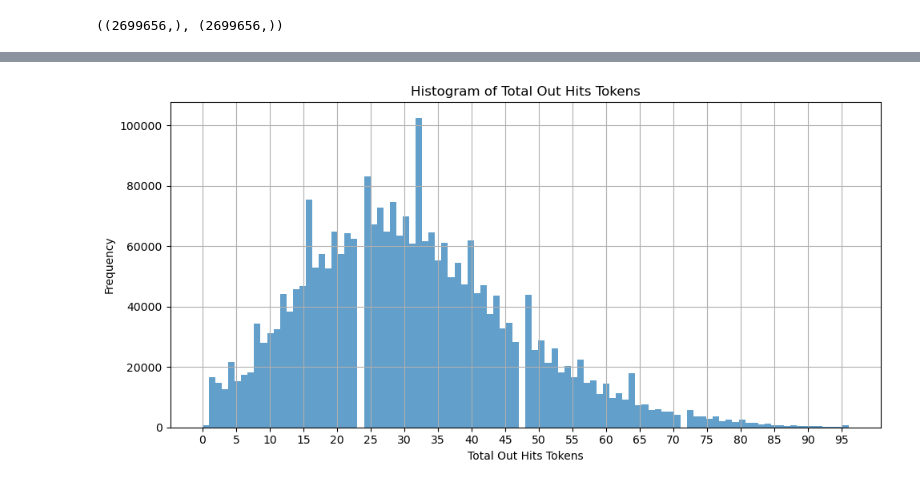
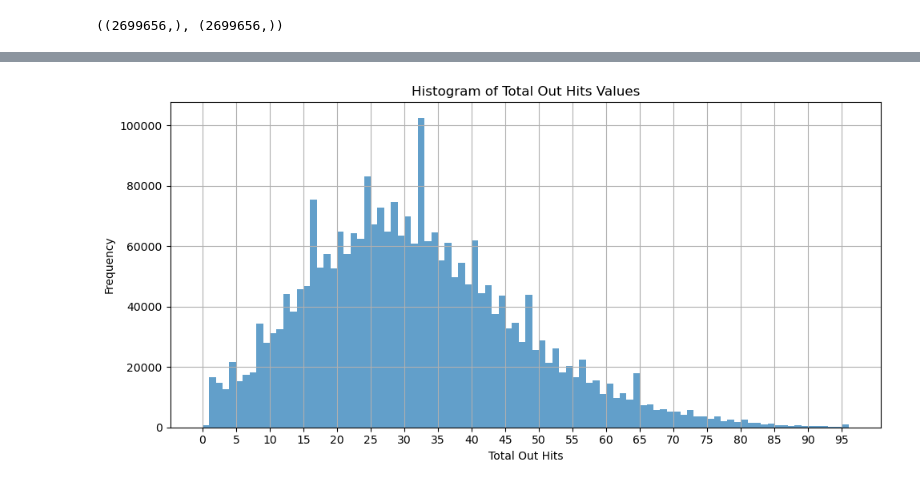
Before and after one commit to behzadhaki/TripleStreams, a Jupyter notebook: data/TripleStreamsDatasetExplorer.ipynb, the cells around one changed output, grey strips where cells are left out. Saved outputs shown, nothing was run; the diff lists cells and outputs as text; code cells hidden in the pictures.

```diff
--- a/data/TripleStreamsDatasetExplorer.ipynb
+++ b/data/TripleStreamsDatasetExplorer.ipynb
@@ -60,7 +60,7 @@ config = {
 
     'n_encoding_control_tokens':
         [
-            101
+            None                                # continuos values
         ],
     'encoding_control_keys':
         [
@@ -73,7 +73,7 @@ config = {
             101,
             101,
             101,
-            101
+            10
         ],
     'decoding_control_keys':
         [
@@ -157,12 +127,15 @@ plt.show()
 # %%
+# Total Out Hits
+total_out_hits_tokens = dataset.decoding_control_tokens[:, 0].numpy()
+total_out_hits_values = dataset.decoding_control_values[:, 0].numpy()
 plt.figure(figsize=(10, 5))
-plt.hist(total_out_hits_tokens, bins=100, alpha=0.7)
-plt.title('Histogram of Total Out Hits Tokens')
-plt.xlabel('Total Out Hits Tokens')
+plt.hist(total_out_hits_values, bins=96, alpha=0.7)
+plt.title('Histogram of Total Out Hits Values')
+plt.xlabel('Total Out Hits')
 plt.ylabel('Frequency')
-plt.xticks(np.arange(0, 99, 5))
+plt.xticks(np.arange(0, 100, 5))
 plt.grid(True)
 plt.tight_layout()
 plt.show()
 # %% [output]
-[figure, old version]
+[figure, new version]
```
Also changed, not shown: parts of 18 cells of this notebook, 1 other file.
